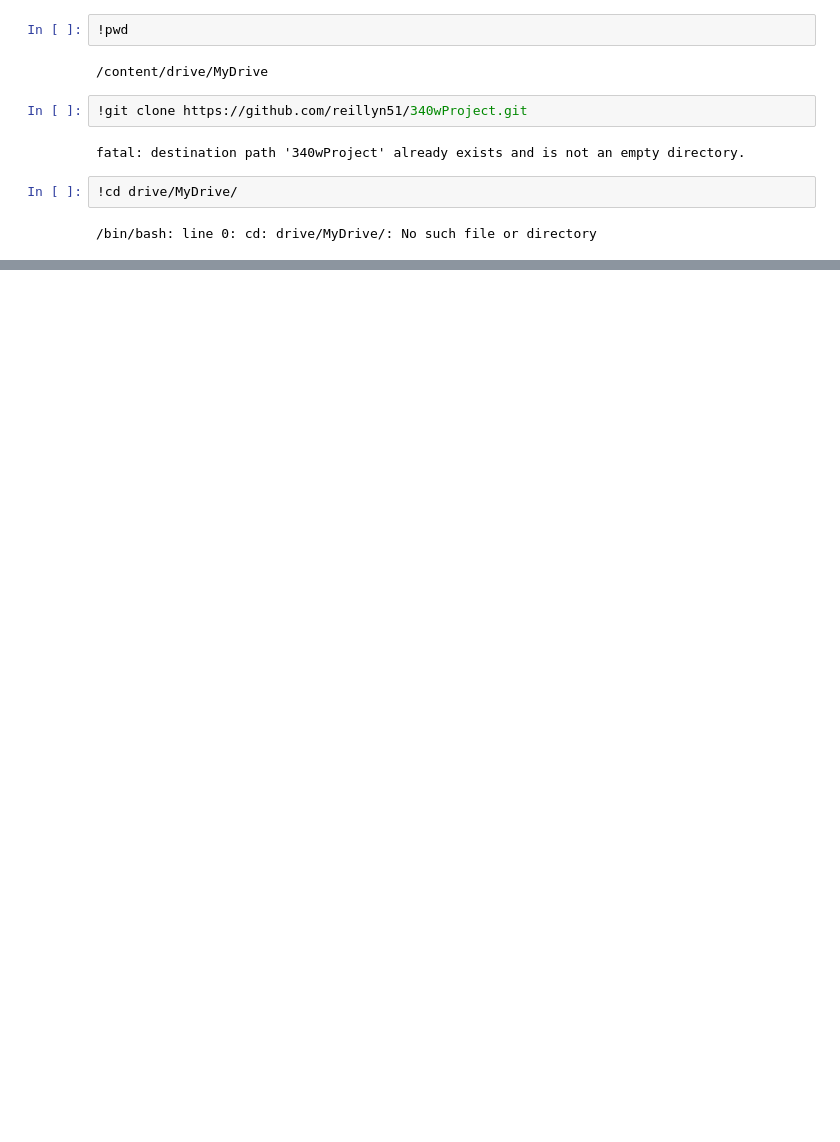
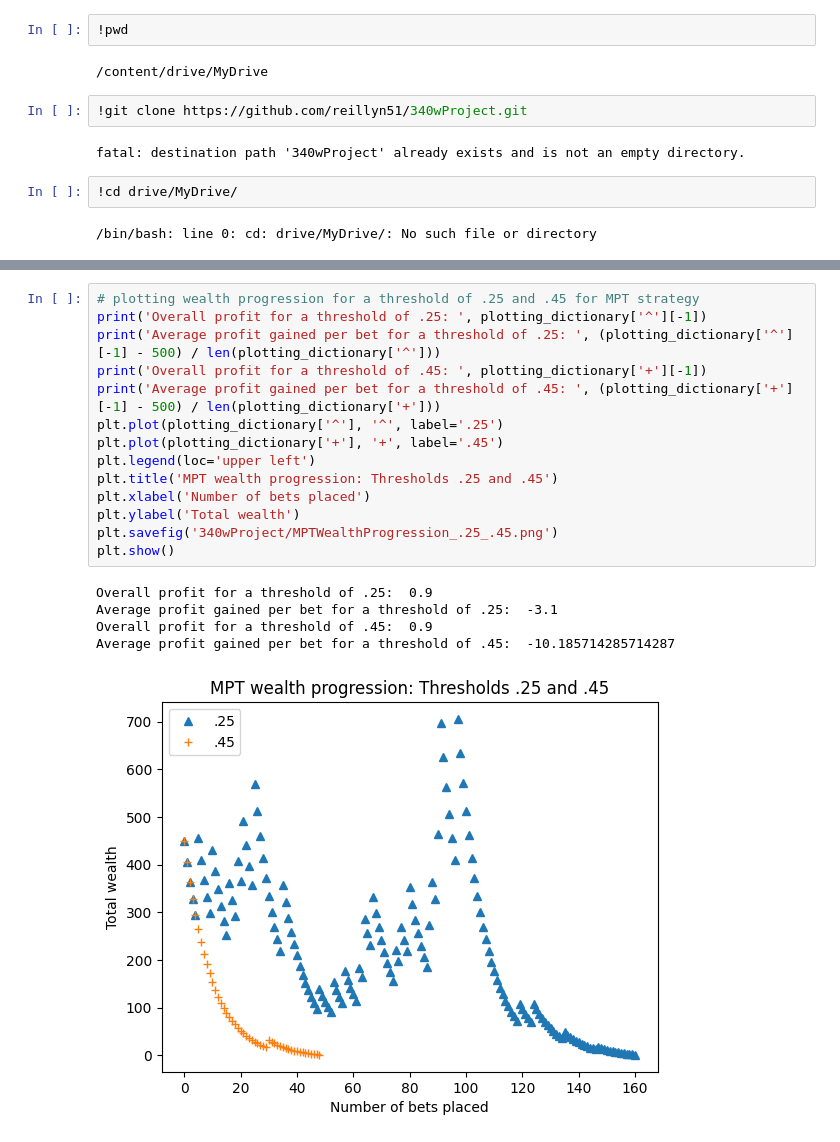
Before and after one commit to reillyn51/340wProject, a Jupyter notebook: DS340W_Modified_Implementation.ipynb, the cells around one changed output, grey strips where cells are left out. Saved outputs shown, nothing was run; the diff lists cells and outputs as text; blank space fills up the shorter version.

```diff
--- a/DS340W_Modified_Implementation.ipynb
+++ b/DS340W_Modified_Implementation.ipynb
@@ -210,0 +216,20 @@ plt.show()
+# %%
+# plotting wealth progression for a threshold of .25 and .45 for MPT strategy
+print('Overall profit for a threshold of .25: ', plotting_dictionary['^'][-1])
+print('Average profit gained per bet for a threshold of .25: ', (plotting_dictionary['^'][-1] - 500) / len(plotting_dictionary['^']))
+print('Overall profit for a threshold of .45: ', plotting_dictionary['+'][-1])
+print('Average profit gained per bet for a threshold of .45: ', (plotting_dictionary['+'][-1] - 500) / len(plotting_dictionary['+']))
+plt.plot(plotting_dictionary['^'], '^', label='.25')
+plt.plot(plotting_dictionary['+'], '+', label='.45')
+plt.legend(loc='upper left')
+plt.title('MPT wealth progression: Thresholds .25 and .45')
+plt.xlabel('Number of bets placed')
+plt.ylabel('Total wealth')
+plt.savefig('340wProject/MPTWealthProgression_.25_.45.png')
+plt.show()
+# %% [output]
+Overall profit for a threshold of .25:  0.9
+Average profit gained per bet for a threshold of .25:  -3.1
+Overall profit for a threshold of .45:  0.9
+Average profit gained per bet for a threshold of .45:  -10.185714285714287
+[figure, added]
```
Also changed, not shown: parts of 20 cells of this notebook, 36 other files.
